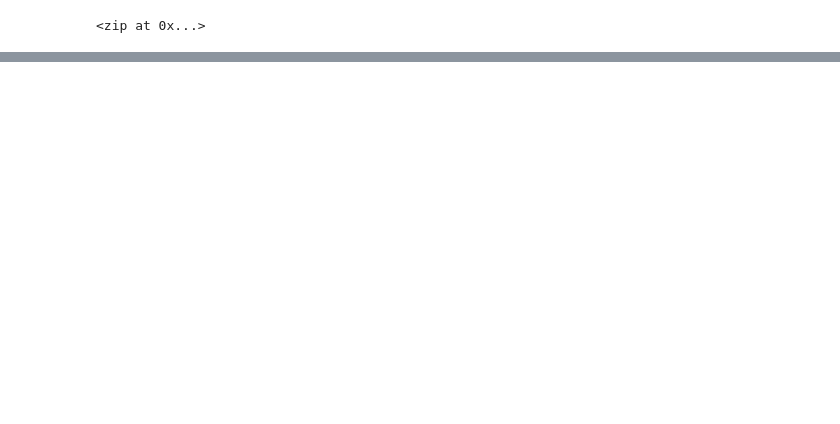
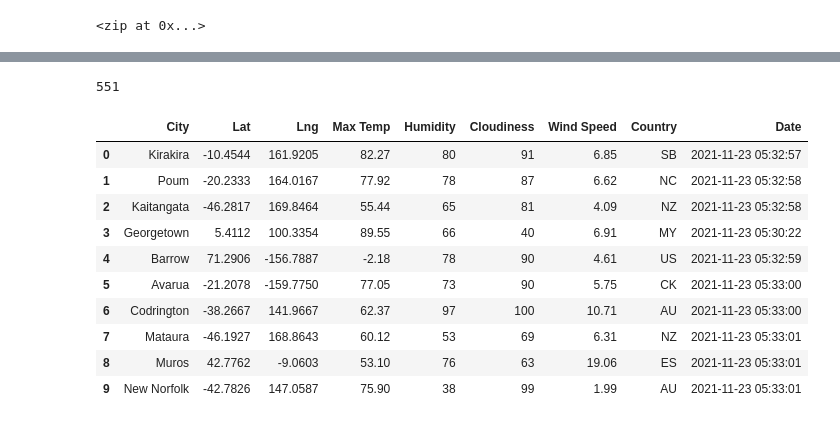
Before and after one commit to efrenbernal90/World_Weather_Analysis, a Jupyter notebook: WeatherPy.ipynb, the cells around one changed output, grey strips where cells are left out. Saved outputs shown, nothing was run; the diff lists cells and outputs as text; code cells hidden in the pictures; blank space fills up the shorter version.

```diff
--- a/WeatherPy.ipynb
+++ b/WeatherPy.ipynb
@@ -30,0 +123,20 @@ len(cities)
+# %%
+len(city_data)
+# %% [output]
+551
+# %%
+# Convert the array of dictionaries to a Pandas DataFrame.
+city_data_df = pd.DataFrame(city_data)
+city_data_df.head(10)
+# %% [output]
+|  | City | Lat | Lng | Max Temp | Humidity | Cloudiness | Wind Speed | Country | Date |
+| 0 | Kirakira | -10.4544 | 161.9205 | 82.27 | 80 | 91 | 6.85 | SB | 2021-11-23 05:32:57 |
+| 1 | Poum | -20.2333 | 164.0167 | 77.92 | 78 | 87 | 6.62 | NC | 2021-11-23 05:32:58 |
+| 2 | Kaitangata | -46.2817 | 169.8464 | 55.44 | 65 | 81 | 4.09 | NZ | 2021-11-23 05:32:58 |
+| 3 | Georgetown | 5.4112 | 100.3354 | 89.55 | 66 | 40 | 6.91 | MY | 2021-11-23 05:30:22 |
+| 4 | Barrow | 71.2906 | -156.7887 | -2.18 | 78 | 90 | 4.61 | US | 2021-11-23 05:32:59 |
+| 5 | Avarua | -21.2078 | -159.7750 | 77.05 | 73 | 90 | 5.75 | CK | 2021-11-23 05:33:00 |
+| 6 | Codrington | -38.2667 | 141.9667 | 62.37 | 97 | 100 | 10.71 | AU | 2021-11-23 05:33:00 |
+| 7 | Mataura | -46.1927 | 168.8643 | 60.12 | 53 | 69 | 6.31 | NZ | 2021-11-23 05:33:01 |
+| 8 | Muros | 42.7762 | -9.0603 | 53.10 | 76 | 63 | 19.06 | ES | 2021-11-23 05:33:01 |
+| 9 | New Norfolk | -42.7826 | 147.0587 | 75.90 | 38 | 99 | 1.99 | AU | 2021-11-23 05:33:01 |
```
Also changed, not shown: parts of 7 cells of this notebook, 3 other files.
